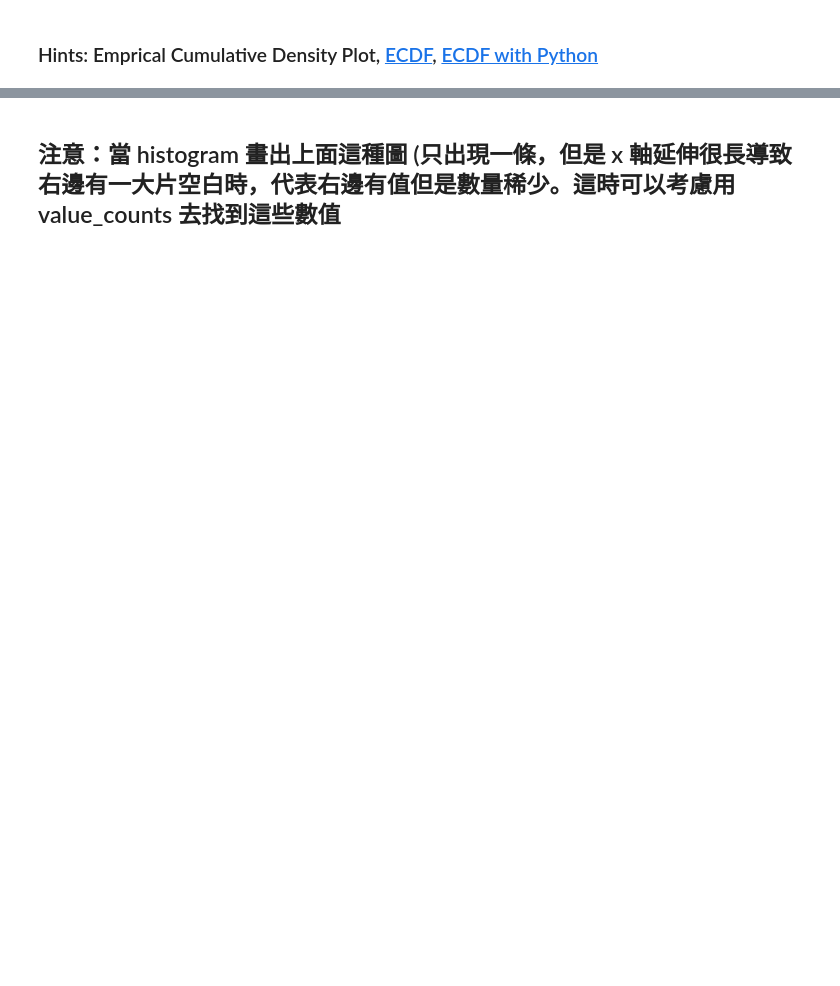
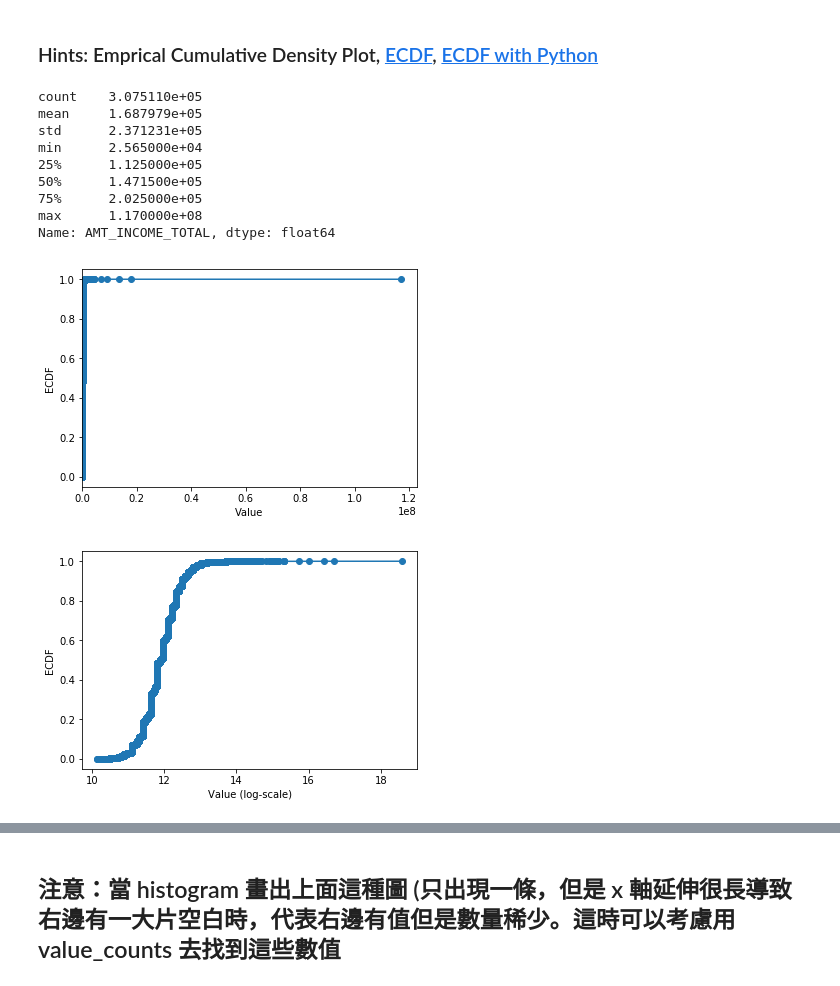
Before and after one commit to mamoru0625/ML100-Days, a Jupyter notebook: Homework/Day_006_HW.ipynb, the cells around one changed output, grey strips where cells are left out. Drawn from its saved outputs; the diff is of its cells as text; code cells hidden in the pictures; blank space fills up the shorter version.

```diff
--- a/Homework/Day_006_HW.ipynb
+++ b/Homework/Day_006_HW.ipynb
@@ -65,32 +113,47 @@ df_num.boxplot(column='REGION_POPULATION_RELATIVE', vert=False)
 # %% [markdown]
 ### Hints: Emprical Cumulative Density Plot, [ECDF](https://zh.wikipedia.org/wiki/%E7%BB%8F%E9%AA%8C%E5%88%86%E5%B8%83%E5%87%BD%E6%95%B0), [ECDF with Python](https://stackoverflow.com/questions/14006520/ecdf-in-python-without-step-function)
+# %%
+def ECDF(df_column):
+    x=np.sort(df_column)
+    y=np.arange(1,len(x)+1)/len(x)
+    return x,y
 # %%
 # 最大值離平均與中位數很遠
 print(app_train['AMT_INCOME_TOTAL'].describe())
 
 # 繪製 Empirical Cumulative Density Plot (ECDF)
-"""
-YOUR CODE HERE
-"""
+
 x,y = ECDF(app_train['AMT_INCOME_TOTAL'])
 
 
-plt.plot(x, y)
+plt.plot(x,y,marker='o')
 plt.xlabel('Value')
 plt.ylabel('ECDF')
-plt.xlim([cdf.index.min(), cdf.index.max() * 1.05]) # 限制顯示圖片的範圍
+plt.xlim([x.min(), x.max() * 1.05]) # 限制顯示圖片的範圍
 plt.ylim([-0.05,1.05]) # 限制顯示圖片的範圍
 
 plt.show()
 
 # 改變 y 軸的 Scale, 讓我們可以正常檢視 ECDF
-plt.plot(np.log(list(cdf.index)), cdf/cdf.max())
+plt.plot(np.log(x),y,marker='o')
 plt.xlabel('Value (log-scale)')
 plt.ylabel('ECDF')
 
 plt.ylim([-0.05,1.05]) # 限制顯示圖片的範圍
 
 plt.show()
+# %% [output]
+count    3.075110e+05
+mean     1.687979e+05
+std      2.371231e+05
+min      2.565000e+04
+25%      1.125000e+05
+50%      1.471500e+05
+75%      2.025000e+05
+max      1.170000e+08
+Name: AMT_INCOME_TOTAL, dtype: float64
+[figure, added]
+[figure, added]
 # %% [markdown]
 ## 補充：Normal dist 的 ECDF
 ![ecdf_normal](https://au.mathworks.com/help/examples/stats/win64/PlotEmpiricalCdfAndCompareWithSamplingDistributionExample_01.png)
```
Also changed, not shown: parts of 9 cells of this notebook.
